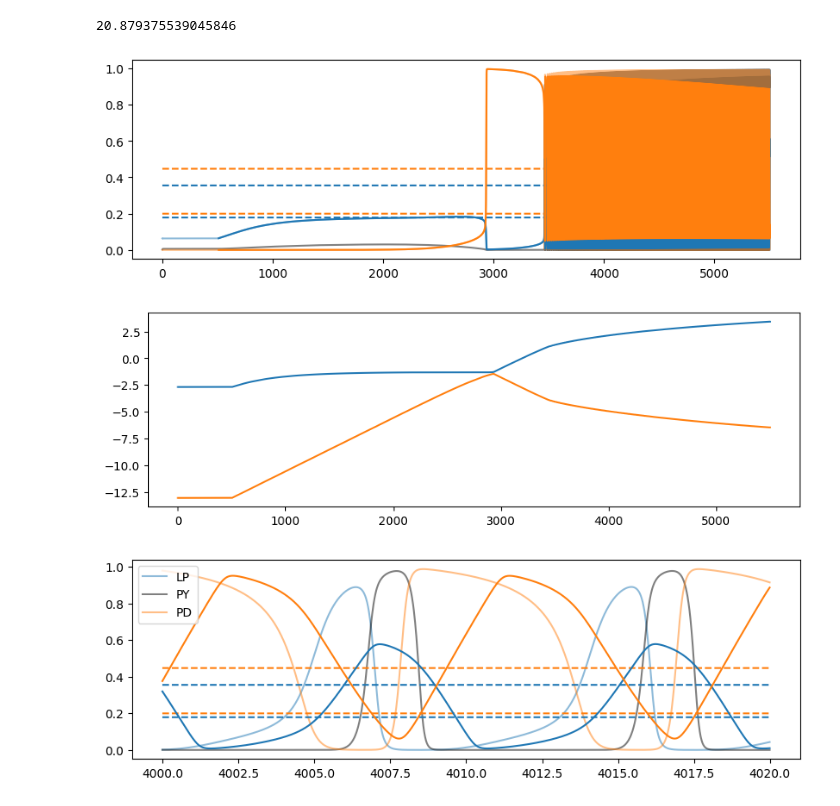
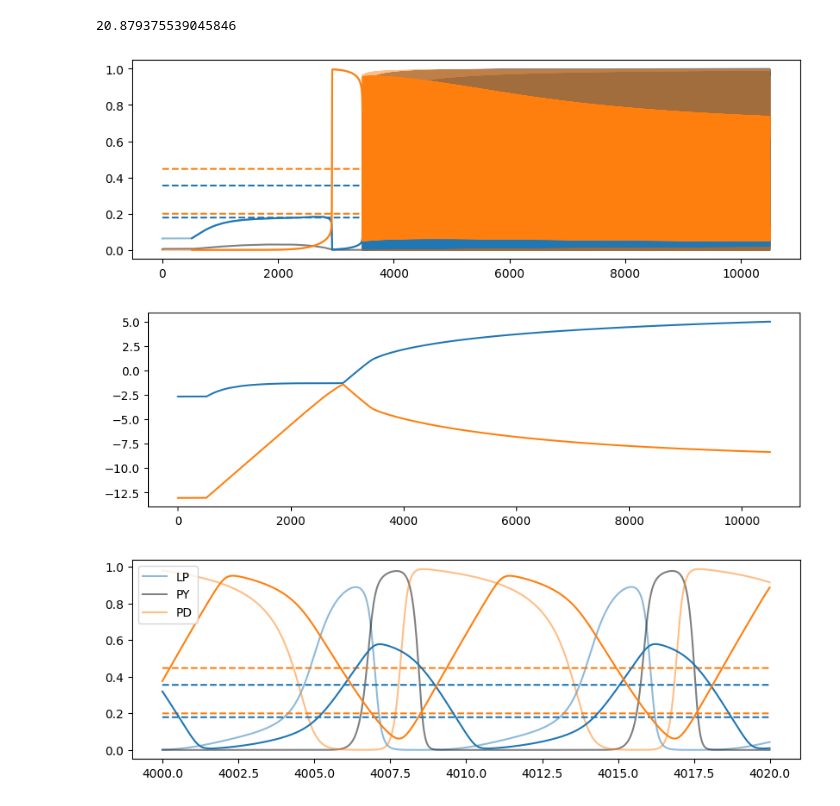
Before and after one commit to ljstolting/EvolvingHP, a Jupyter notebook: Python/Viz_trajectories.ipynb, the cells around one changed output. Saved outputs shown, nothing was run; the diff lists cells and outputs as text; code cells hidden in the pictures.

```diff
--- a/Python/Viz_trajectories.ipynb
+++ b/Python/Viz_trajectories.ipynb
@@ -68,36 +68,36 @@ outputs = np.loadtxt("trackoutputs.dat")
 averages = np.loadtxt("trackaverages.dat")
 biases = np.loadtxt("trackbiases.dat")
 
 transient_dur = 500
-plastic_dur = 5000
+plastic_dur = 10000
 stepsize = .01
 transientsteps = int(transientdur/stepsize)
 time = np.arange(0,transient_dur+plastic_dur+stepsize,stepsize)
 
 HPbounds = np.array([1.78728e-01,1.99577e-01,3.55230e-01,4.47151e-01])
 windowdur = 10
 windowsteps = int(windowdur/stepsize)
 
 colors = ['tab:blue','k','tab:orange']
 labels = ['LP','PY','PD']
 
 plt.figure(figsize=(10,3))
 for i in range(3):
     plt.plot(time,outputs[:,i],color=colors[i],alpha=.5,label=labels[i])
 plt.plot(time,np.ones(len(time))*HPbounds[0],linestyle="dashed",color = colors[0])
 plt.plot(time,np.ones(len(time))*HPbounds[1],linestyle="dashed",color= colors[2])
 plt.plot(time,np.ones(len(time))*HPbounds[2],linestyle="dashed",color = colors[0])
 plt.plot(time,np.ones(len(time))*HPbounds[3],linestyle="dashed",color= colors[2])
 for i in [0,2]:
     plt.plot(time[transientsteps+windowsteps:],averages[transientsteps+windowsteps:,i],color=colors[i])
 # plt.legend()
 plt.show()
 plt.figure(figsize=(10,3))
 plt.plot(time,biases)
 plt.show()
 # %% [output]
-[figure, old version]
+[figure, new version]
-[figure, old version]
+[figure, new version]
 # %%
 #zoom in
 plt.figure(figsize=(10,3))
```
Also changed, not shown: parts of 1 cell of this notebook, 19 other files.
